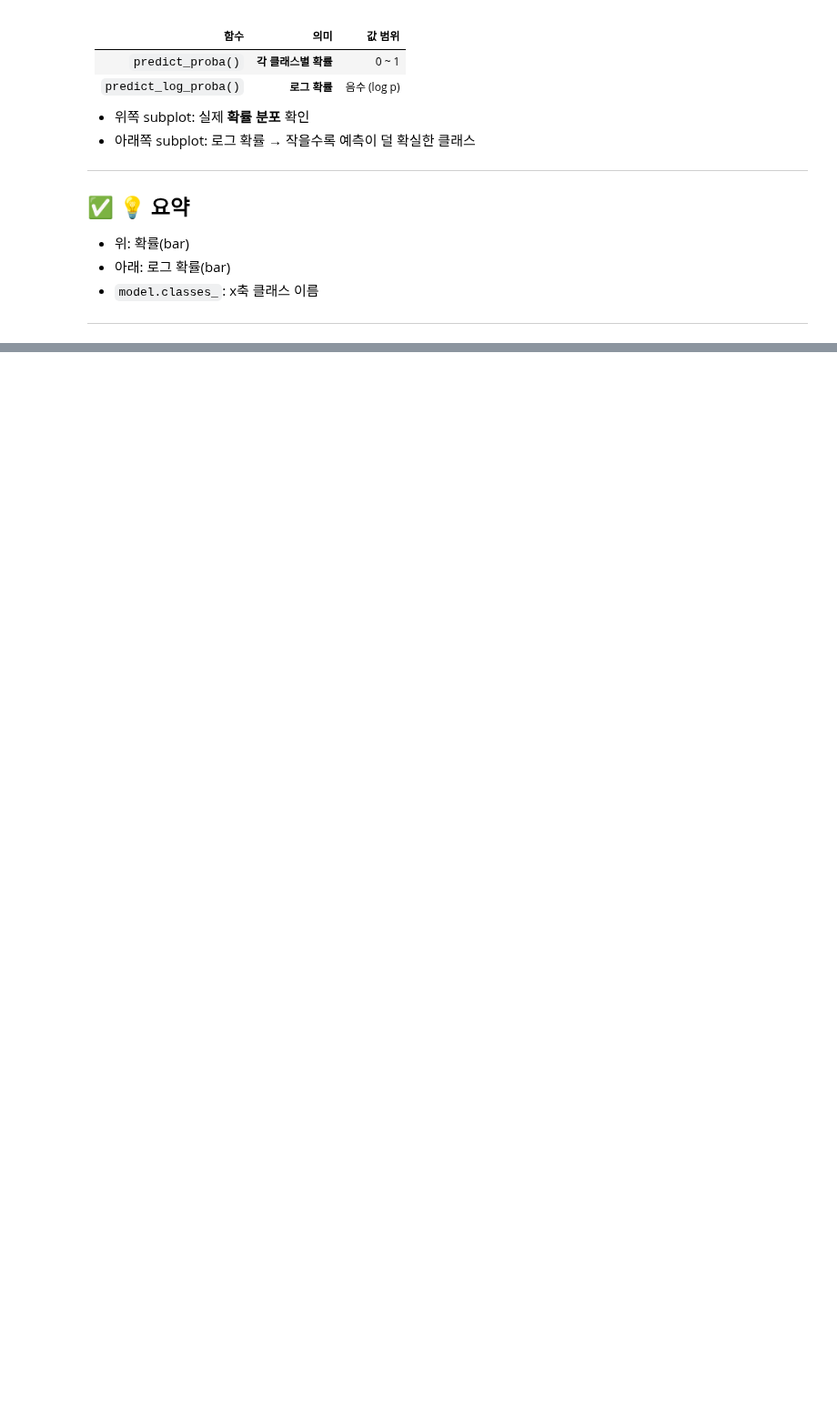
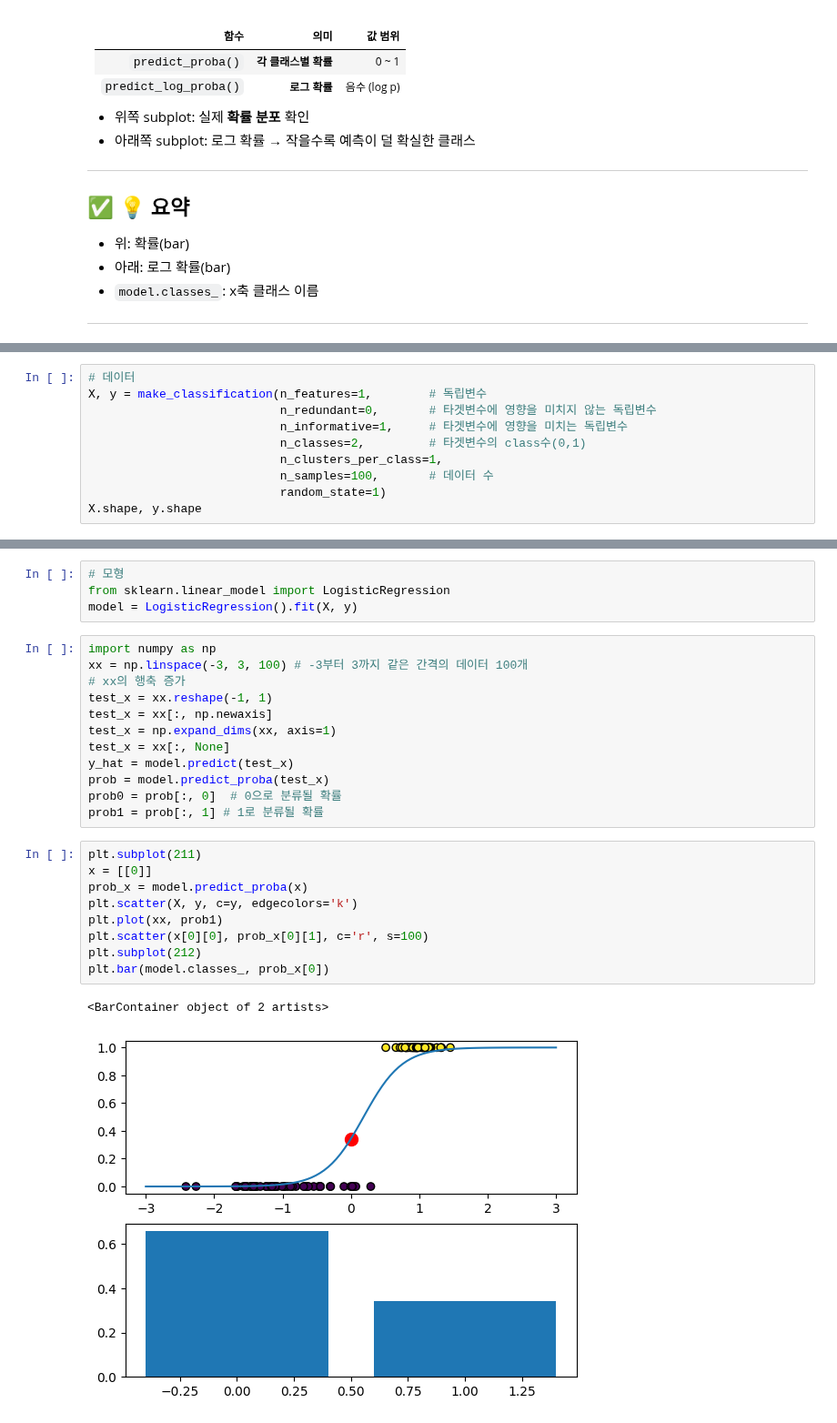
Before and after one commit to onizuka-38/ai_x, a Jupyter notebook: source/10_MachineLearning/ch3_분류분석.ipynb, the cells around one changed output, grey strips where cells are left out. Shown at 91% size. Cells and saved outputs as stored; diff of their text form; blank space fills up the shorter version.

```diff
--- a/source/10_MachineLearning/ch3_분류분석.ipynb
+++ b/source/10_MachineLearning/ch3_분류분석.ipynb
@@ -247,0 +238,10 @@ def draw_decision_tree(model, feature_names):
+# %%
+# 데이터
+X, y = make_classification(n_features=1,        # 독립변수
+                           n_redundant=0,       # 타겟변수에 영향을 미치지 않는 독립변수
+                           n_informative=1,     # 타겟변수에 영향을 미치는 독립변수
+                           n_classes=2,         # 타겟변수의 class수(0,1)
+                           n_clusters_per_class=1,
+                           n_samples=100,       # 데이터 수
+                           random_state=1)
+X.shape, y.shape
@@ -247,0 +254,28 @@ def draw_decision_tree(model, feature_names):
+# %%
+# 모형
+from sklearn.linear_model import LogisticRegression
+model = LogisticRegression().fit(X, y)
+# %%
+import numpy as np
+xx = np.linspace(-3, 3, 100) # -3부터 3까지 같은 간격의 데이터 100개
+# xx의 행축 증가
+test_x = xx.reshape(-1, 1)
+test_x = xx[:, np.newaxis]
+test_x = np.expand_dims(xx, axis=1)
+test_x = xx[:, None]
+y_hat = model.predict(test_x)
+prob = model.predict_proba(test_x)
+prob0 = prob[:, 0]  # 0으로 분류될 확률
+prob1 = prob[:, 1] # 1로 분류될 확률
+# %%
+plt.subplot(211)
+x = [[0]]
+prob_x = model.predict_proba(x)
+plt.scatter(X, y, c=y, edgecolors='k')
+plt.plot(xx, prob1)
+plt.scatter(x[0][0], prob_x[0][1], c='r', s=100)
+plt.subplot(212)
+plt.bar(model.classes_, prob_x[0])
+# %% [output]
+<BarContainer object of 2 artists>
+[figure, added]
```
Also changed, not shown: parts of 23 cells of this notebook.
